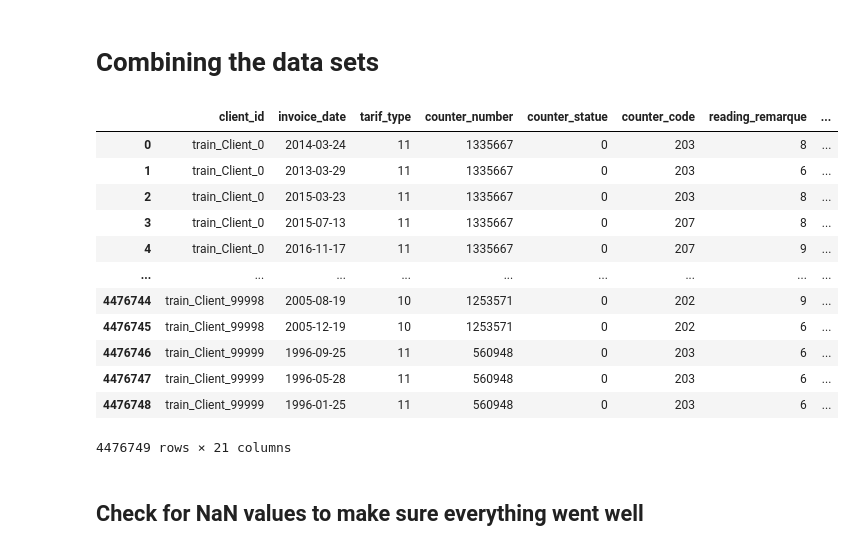
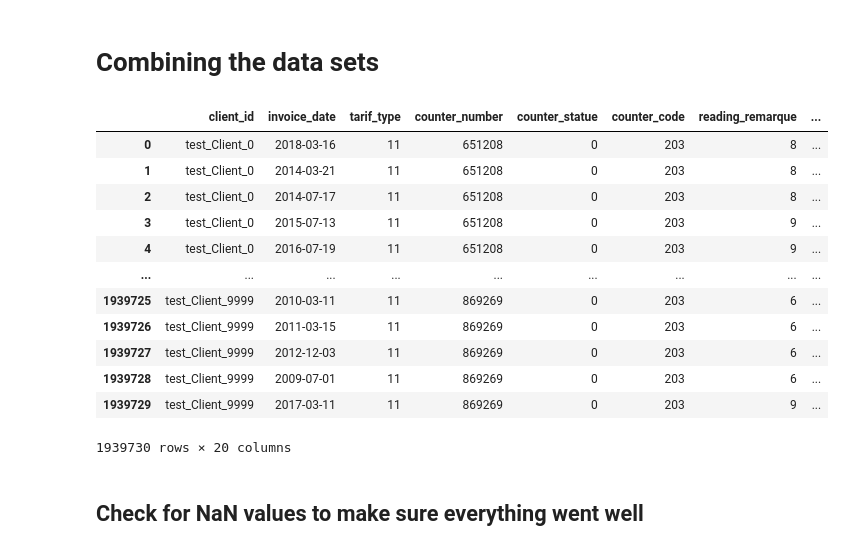
Before and after one commit to CMU-A-Data-Science-Club/endToEndPipeline, a Jupyter notebook: EXPLANATORY DATA ANALYSIS.ipynb, the cells around one changed output. Cells and saved outputs as stored; diff of their text form; code cells hidden in the pictures.

```diff
--- a/EXPLANATORY DATA ANALYSIS.ipynb
+++ b/EXPLANATORY DATA ANALYSIS.ipynb
@@ -196,21 +201,23 @@ dtype: int64
 # %%
 new_df = invoice_train.merge(client_train, left_on='client_id', right_on='client_id',
           suffixes=('', None))
-new_df
+new_df_test = invoice_test.merge(client_test, left_on='client_id', right_on='client_id',
+          suffixes=('', None))
+new_df_test
 # %% [output]
 |  | client_id | invoice_date | tarif_type | counter_number | counter_statue | counter_code | reading_remarque | ... |
-| 0 | train_Client_0 | 2014-03-24 | 11 | 1335667 | 0 | 203 | 8 | ... |
-| 1 | train_Client_0 | 2013-03-29 | 11 | 1335667 | 0 | 203 | 6 | ... |
-| 2 | train_Client_0 | 2015-03-23 | 11 | 1335667 | 0 | 203 | 8 | ... |
-| 3 | train_Client_0 | 2015-07-13 | 11 | 1335667 | 0 | 207 | 8 | ... |
-| 4 | train_Client_0 | 2016-11-17 | 11 | 1335667 | 0 | 207 | 9 | ... |
+| 0 | test_Client_0 | 2018-03-16 | 11 | 651208 | 0 | 203 | 8 | ... |
+| 1 | test_Client_0 | 2014-03-21 | 11 | 651208 | 0 | 203 | 8 | ... |
+| 2 | test_Client_0 | 2014-07-17 | 11 | 651208 | 0 | 203 | 8 | ... |
+| 3 | test_Client_0 | 2015-07-13 | 11 | 651208 | 0 | 203 | 9 | ... |
+| 4 | test_Client_0 | 2016-07-19 | 11 | 651208 | 0 | 203 | 9 | ... |
 | ... | ... | ... | ... | ... | ... | ... | ... | ... |
-| 4476744 | train_Client_99998 | 2005-08-19 | 10 | 1253571 | 0 | 202 | 9 | ... |
-| 4476745 | train_Client_99998 | 2005-12-19 | 10 | 1253571 | 0 | 202 | 6 | ... |
-| 4476746 | train_Client_99999 | 1996-09-25 | 11 | 560948 | 0 | 203 | 6 | ... |
-| 4476747 | train_Client_99999 | 1996-05-28 | 11 | 560948 | 0 | 203 | 6 | ... |
-| 4476748 | train_Client_99999 | 1996-01-25 | 11 | 560948 | 0 | 203 | 6 | ... |
+| 1939725 | test_Client_9999 | 2010-03-11 | 11 | 869269 | 0 | 203 | 6 | ... |
+| 1939726 | test_Client_9999 | 2011-03-15 | 11 | 869269 | 0 | 203 | 6 | ... |
+| 1939727 | test_Client_9999 | 2012-12-03 | 11 | 869269 | 0 | 203 | 6 | ... |
+| 1939728 | test_Client_9999 | 2009-07-01 | 11 | 869269 | 0 | 203 | 6 | ... |
+| 1939729 | test_Client_9999 | 2017-03-11 | 11 | 869269 | 0 | 203 | 9 | ... |
-4476749 rows × 21 columns
+1939730 rows × 20 columns
 # %% [markdown]
 ## Check for NaN values to make sure everything went well
 # %%
```
Also changed, not shown: parts of 13 cells of this notebook.
